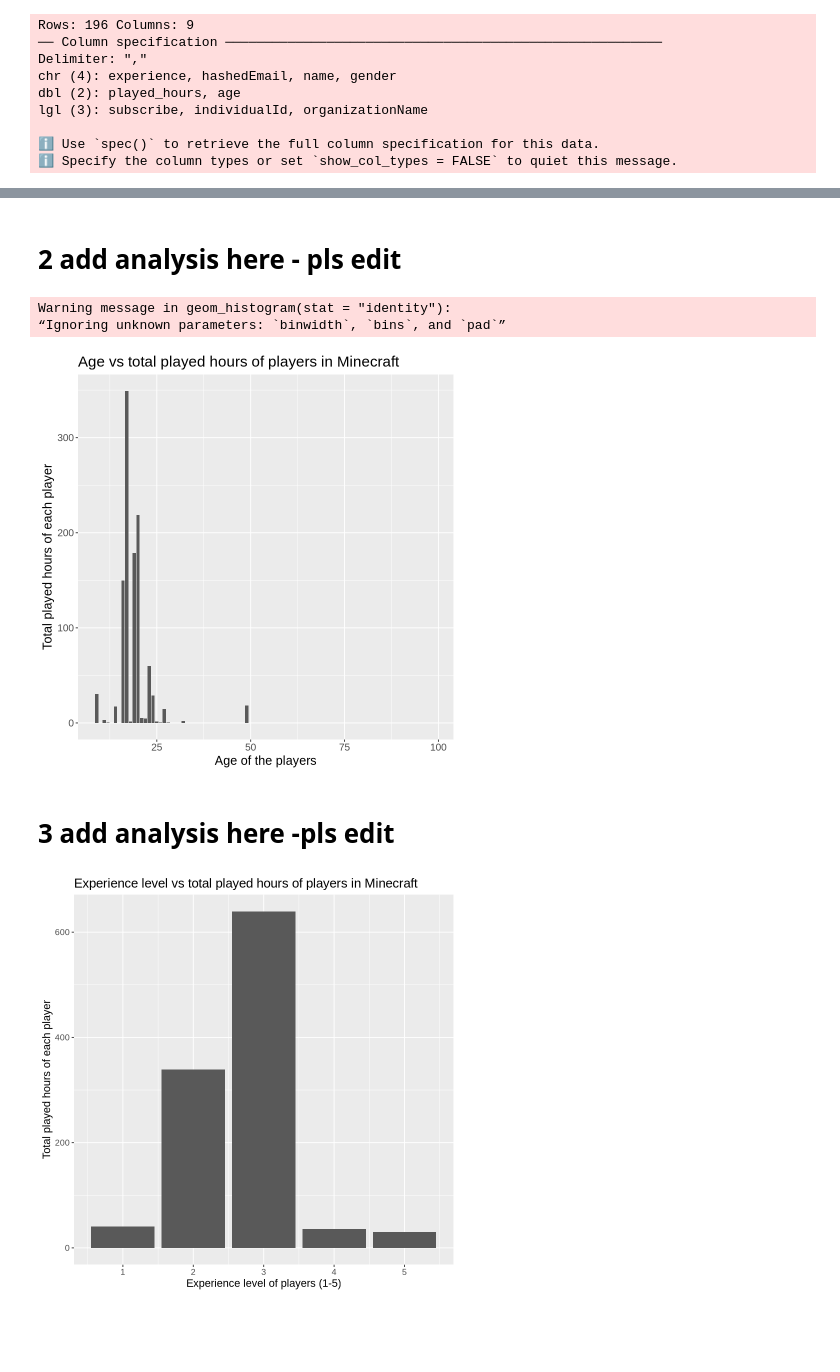
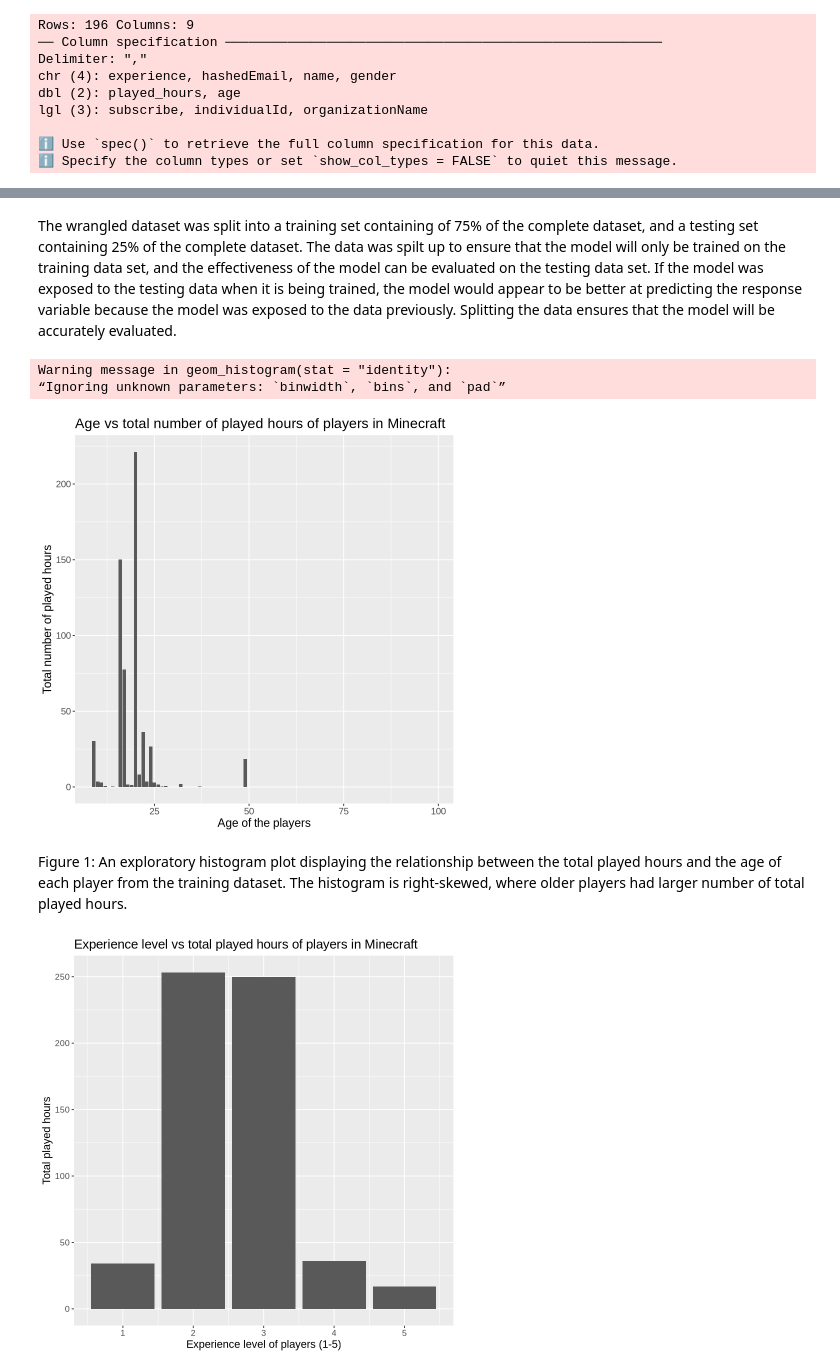
Before and after one commit to janeymhe/dsci-100-project, a Jupyter notebook: final_project.ipynb, the cells around one changed output, grey strips where cells are left out. Saved outputs shown, nothing was run; the diff lists cells and outputs as text; code cells hidden in the pictures; blank space fills up the shorter version.

```diff
--- a/final_project.ipynb
+++ b/final_project.ipynb
@@ -83,35 +92,38 @@ players_split <- initial_split(players_numerical, prop = 0.75, strata = played_h
 players_training <- training(players_split)
 players_testing <- testing(players_split)
 # %% [markdown]
-# 2 add analysis here - pls edit
+The wrangled dataset was split  into a training set containing of 75% of the complete dataset, and a testing set containing 25% of the complete dataset. The data was spilt up to ensure that the model will only be trained on the training data set, and the effectiveness of the model can be evaluated on the testing data set. If the model was exposed to the testing data when it is being trained, the model would appear to be better at predicting the response variable because the model was exposed to the data previously. Splitting the data ensures that the model will be accurately evaluated.
 # %%
-# exploratory plot of age vs played hours
+set.seed(100)
+
 age_training_plot <- players_training|>
                      ggplot(aes(x=age,
                                 y=played_hours))+
                      geom_histogram(stat = "identity")+
                      labs(x = "Age of the players",
-                          y = "Total played hours of each player")+
-                     ggtitle("Age vs total played hours of players in Minecraft")+
-                     theme(text = element_text(size=15))
+                          y = "Total number of played hours")+
+                     ggtitle("Age vs total number of played hours of players in Minecraft")+
+                     theme(text = element_text(size=14))
 age_training_plot
 # %% [output]
 Warning message in geom_histogram(stat = "identity"):
 “Ignoring unknown parameters: `binwidth`, `bins`, and `pad`”
-[figure, old version]
+[figure, new version]
 # %% [markdown]
-# 3 add analysis here -pls edit
+Figure 1: An exploratory histogram plot displaying the relationship between the total played hours and the age of each player from the training dataset. The histogram is right-skewed, where older players had larger number of total played hours.
 # %%
-# exploratory plot of experience level vs played hours
+set.seed(100)
+
+
 experience_training_plot <- players_training|>
                             ggplot(aes(x=experience_num,
                                        y=played_hours))+
                             geom_bar(stat = "identity")+
                             labs(x = "Experience level of players (1-5)",
-                                 y = "Total played hours of each player")+
+                                 y = "Total played hours")+
                             ggtitle("Experience level vs total played hours of players in Minecraft")+
                             theme(text = element_text(size=13))
 experience_training_plot
 # %% [output]
-[figure, old version]
+[figure, new version]
 # %% [markdown]
```
Also changed, not shown: parts of 44 cells of this notebook.
